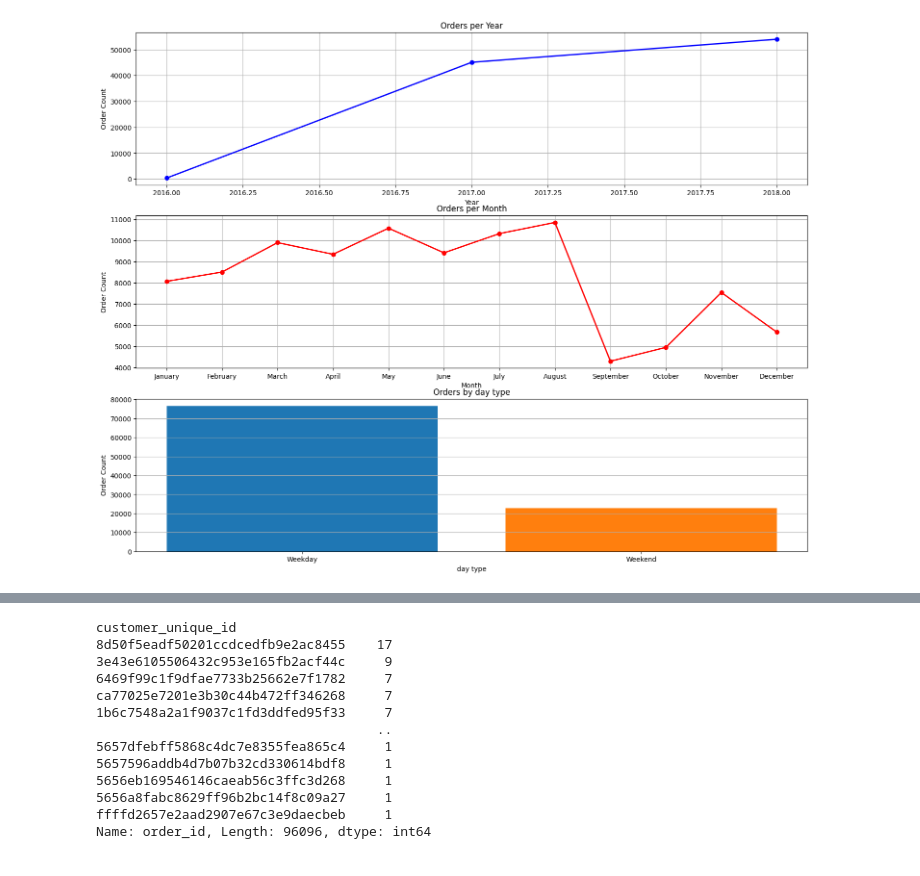
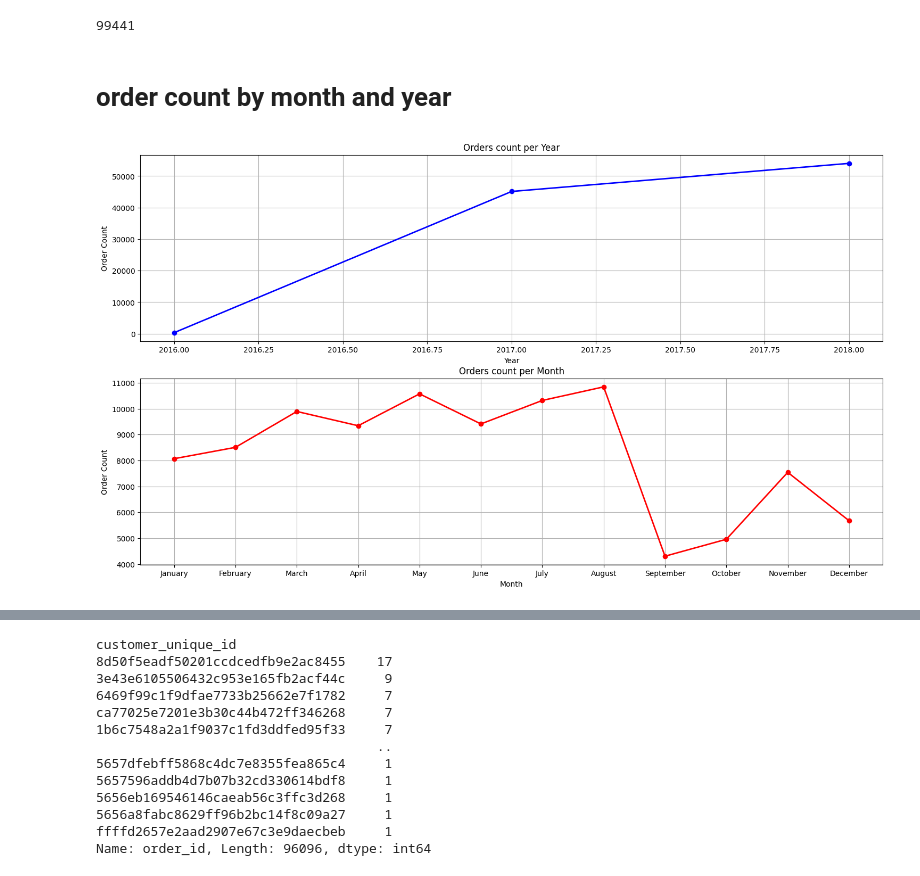
Before and after one commit to taruny088/olist_DA, a Jupyter notebook: Data_analysis/eda.ipynb, the cells around one changed output, grey strips where cells are left out. Cells and saved outputs as stored; diff of their text form; code cells hidden in the pictures.

Commit message:
plots are added

```diff
--- a/Data_analysis/eda.ipynb
+++ b/Data_analysis/eda.ipynb
@@ -18,3 +22,8 @@ product_category = pd.read_csv('../DataSet/cleaned_dataset/product_category_name
+# %%
+
+orders['order_id'].nunique()
+# %% [output]
+99441
 # %%
 orders[['order_purchase_timestamp',
         'order_approved_at',
@@ -49,35 +43,31 @@ orders['day_type'] = orders['day'].map(weekday_map)
+# %% [markdown]
+# order count by month and year
 # %%
 orders_per_year  = orders.groupby('year')['order_id'].count().reset_index()
 
 orders_per_month = orders.groupby('month')['order_id'].count().reset_index()
 month_order = ['January', 'February', 'March', 'April', 'May', 'June',
                'July', 'August', 'September', 'October', 'November', 'December']
 
 orders_per_month['month'] = pd.Categorical(
     orders_per_month['month'],
     categories=month_order,
     ordered=True
 )
 orders_per_month = orders_per_month.sort_values('month')
-orders_per_day   = orders.groupby('day_type')['order_id'].count().reset_index()
 
-fig, axes = plt.subplots(3, 1, figsize=(18,14))
+
+fig, axes = plt.subplots(2,1, figsize=(18,10))
 axes[0].plot(orders_per_year['year'], orders_per_year['order_id'], marker='o', color='blue', linewidth=2)
-axes[0].set_title('Orders per Year')
+axes[0].set_title('Orders count per Year')
 axes[0].set_xlabel('Year')
 axes[0].set_ylabel('Order Count')
 axes[0].grid(True)
 
 axes[1].plot(orders_per_month['month'], orders_per_month['order_id'], marker='o', color='red', linewidth=2)
-axes[1].set_title('Orders per Month')
+axes[1].set_title('Orders count per Month')
 axes[1].set_xlabel('Month')
 axes[1].set_ylabel('Order Count')
 axes[1].grid(True)
-
-axes[2].bar(orders_per_day['day_type'], orders_per_day['order_id'], color=['#1f77b4','#ff7f0e'])
-axes[2].set_title('Orders by day type')
-axes[2].set_xlabel('day type')
-axes[2].set_ylabel('Order Count')
-axes[2].grid(axis='y')
 # %% [output]
-[figure, old version]
+[figure, new version]
```
Also changed, not shown: parts of 17 cells of this notebook.
